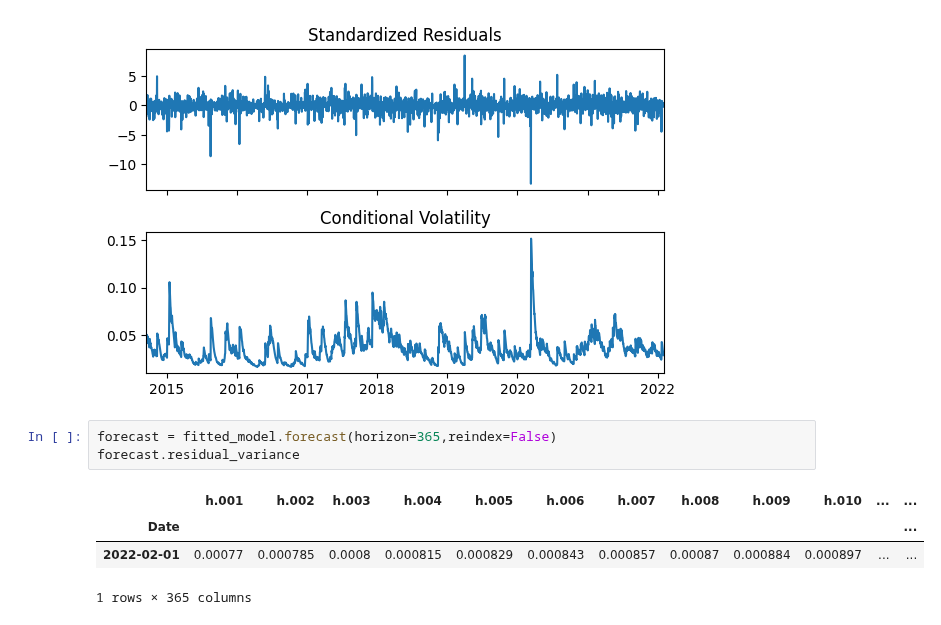
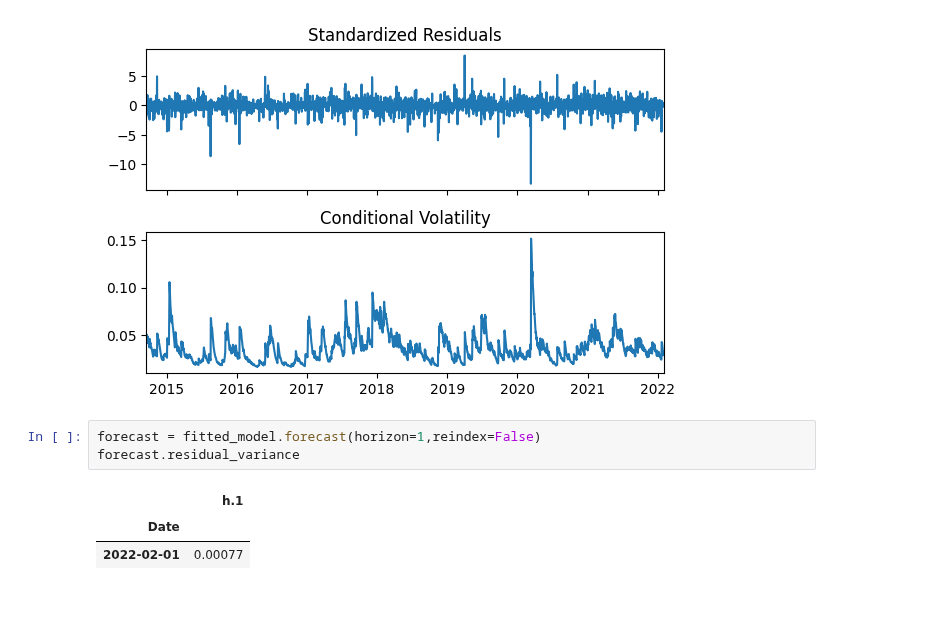
Before and after one commit to gpala7077/CryptoCurrency_Monte_Carlo_Simulation, a Jupyter notebook: Crypto-Analysis.ipynb, the cells around one changed output. Cells and saved outputs as stored; diff of their text form.

```diff
--- a/Crypto-Analysis.ipynb
+++ b/Crypto-Analysis.ipynb
@@ -103,10 +117,9 @@ results.set_dpi(100)
 # %% [output]
 [figure]
 # %%
-forecast = fitted_model.forecast(horizon=365,reindex=False)
+forecast = fitted_model.forecast(horizon=1,reindex=False)
 forecast.residual_variance
 # %% [output]
-|  | h.001 | h.002 | h.003 | h.004 | h.005 | h.006 | h.007 | h.008 | h.009 | h.010 | ... | ... |
-| Date |  |  |  |  |  |  |  |  |  |  |  | ... |
-| 2022-02-01 | 0.00077 | 0.000785 | 0.0008 | 0.000815 | 0.000829 | 0.000843 | 0.000857 | 0.00087 | 0.000884 | 0.000897 | ... | ... |
+|  | h.1 |
+| Date |  |
+| 2022-02-01 | 0.00077 |
-1 rows × 365 columns
```
Also changed, not shown: parts of 2 cells of this notebook, 1 other file.
